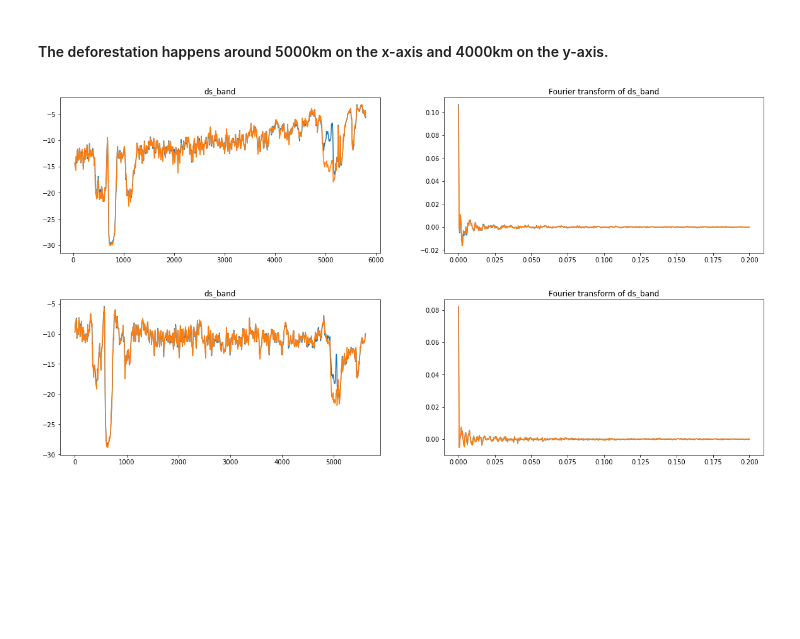
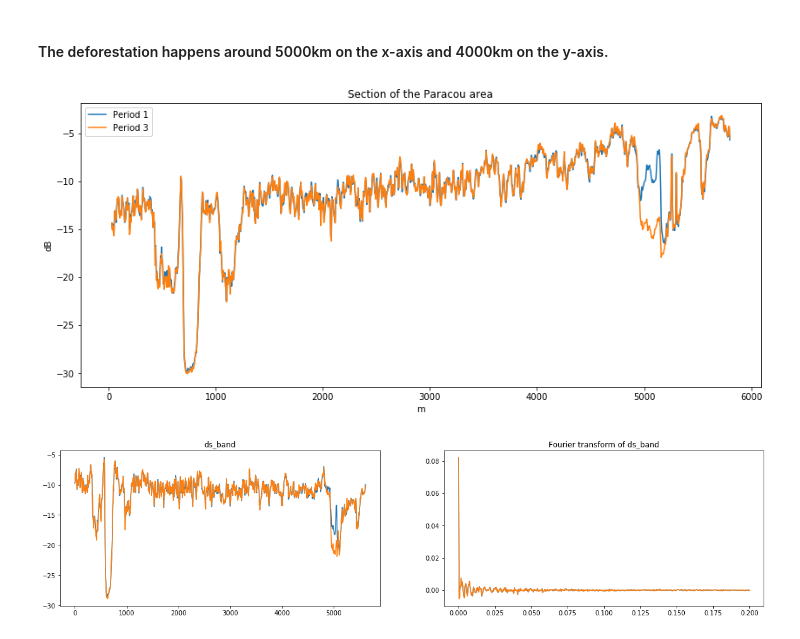
Before and after one commit to eobroets/CESBIO, a Jupyter notebook: projet_CESBIO.ipynb, the cells around one changed output. Saved outputs shown, nothing was run; the diff lists cells and outputs as text; code cells hidden in the pictures; blank space fills up the shorter version.

```diff
--- a/projet_CESBIO.ipynb
+++ b/projet_CESBIO.ipynb
@@ -52,9 +52,9 @@ plot_TF(other=None) method of lib.temp_lib instance
 # %% [markdown]
 #### The deforestation happens around 5000km on the x-axis and 4000km on the y-axis.
 # %%
-im1.plot_TF(im3)
+im1.plot_section(im3)
 # %% [output]
-[figure, old version]
+[figure, new version]
 # %%
 im_norm1.plot_TF(im_norm3)
 # %% [output]
```
Also changed, not shown: parts of 15 cells of this notebook, 1 other file.
